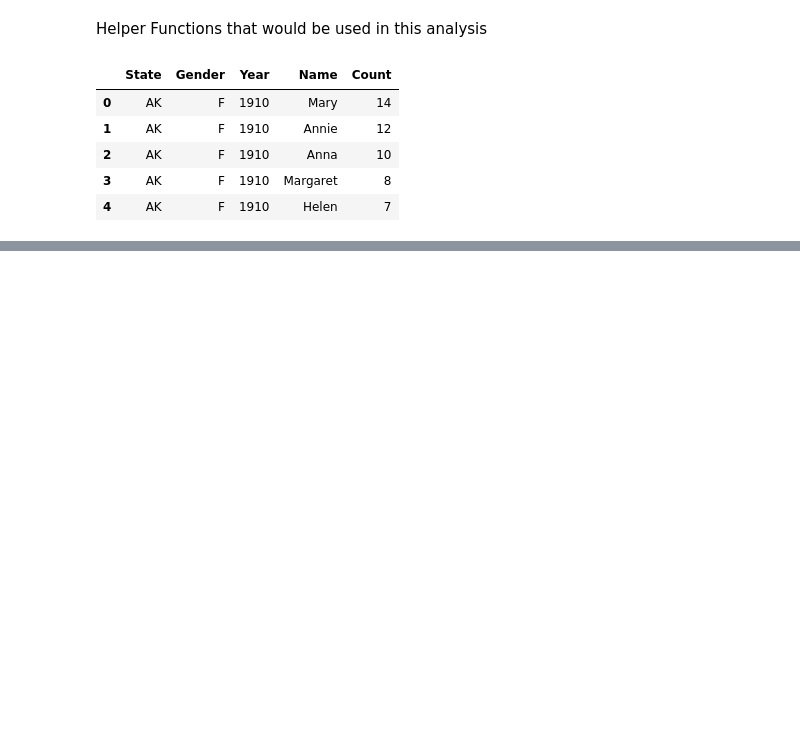
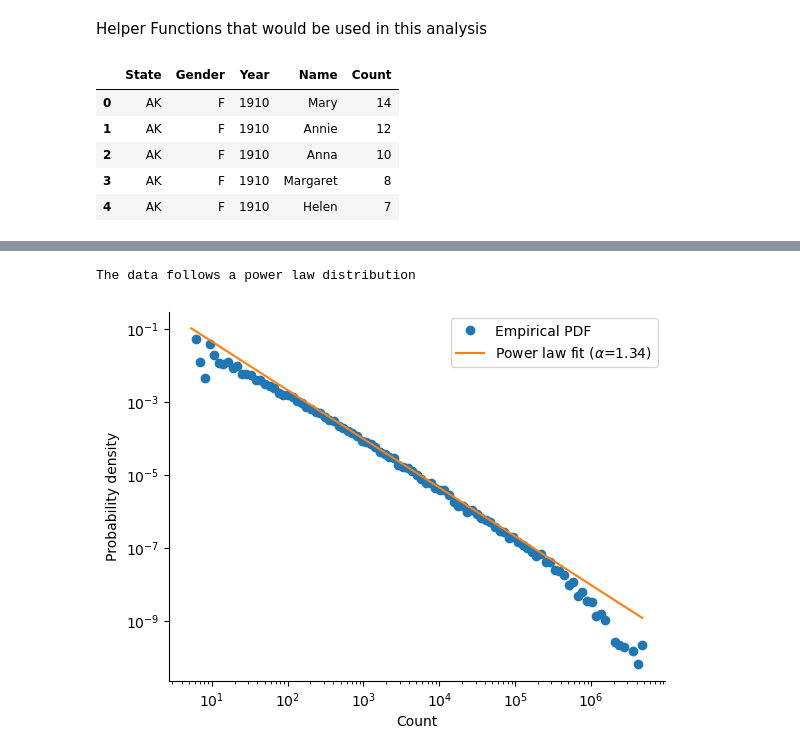
Before and after one commit to numanwaziri/NamingPatterns-Analysis, a Jupyter notebook: Analysis.ipynb, the cells around one changed output, grey strips where cells are left out. Drawn from its saved outputs; the diff is of its cells as text; code cells hidden in the pictures; blank space fills up the shorter version.

```diff
--- a/Analysis.ipynb
+++ b/Analysis.ipynb
@@ -30,0 +53,59 @@ df.head(5)
+# %%
+# power law function of the form f(x) ~ x^(-alpha), where x is the variable and alpha is the scaling parameter.
+
+
+# calculate the empirical probability density function
+
+#the PDF of a real-world dataset is usually not known beforehand, so we need to estimate it from the data.
+#One way to do this is to calculate the empirical PDF, which estimates the probability density of the data by
+#counting the number of data points that fall within small intervals or "bins" along the range of the data.
+
+#np.histogram is used to calculate the counts and the edges of the histogram for the name_summed dataset.
+#The bins parameter is set to np.logspace(np.log10(data.min()), np.log10(data.max()), 50),
+#which creates 50 logarithmically spaced bins between the minimum and the maximum values of the data.
+#This ensures that the bins are equally spaced on a logarithmic scale, which is important for analyzing power
+#law distributions.
+
+
+
+bins = np.logspace(np.log10(data.min()), np.log10(data.max()), 100)
+counts, edges = np.histogram(data, bins=bins, density=True)
+x = (edges[:-1] + edges[1:]) / 2
+# plot the empirical PDF
+plt.plot(x, counts, 'o', label='Empirical PDF')
+
+
+
+
+
+# This formula is derived from the log-likelihood function for a power law distribution, which is given by:
+
+# log_likelihood = -n * np.log(alpha) - (1 + alpha) * np.sum(np.log(data / xmin))
+
+# where n is the number of observations in the data, alpha is the scaling parameter to be estimated, data is the dataset,
+# and xmin is the minimum value at which the power law behavior starts.
+
+# The formula alpha = 1 + len(data) / np.sum(np.log(data / data.min())) is obtained by setting the derivative
+# of the log-likelihood function with respect to alpha equal to zero and solving for alpha.
+
+# fit the data to a power law distribution
+alpha = 1 + len(data) / np.sum(np.log(data / data.min()))
+y = x ** -alpha
+plt.plot(x, y, label=f'Power law fit ($\\alpha$={alpha:.2f})')
+
+# set plot properties
+plt.xscale('log')
+plt.yscale('log')
+plt.xlabel('Count')
+plt.ylabel('Probability density')
+plt.legend()
+sns.despine()
+
+
+if alpha > 1:
+    print("The data follows a power law distribution")
+else:
+    print("The data does not follow a power law distribution")
+# %% [output]
+The data follows a power law distribution
+[figure, added]
```
Also changed, not shown: parts of 2 cells of this notebook.
